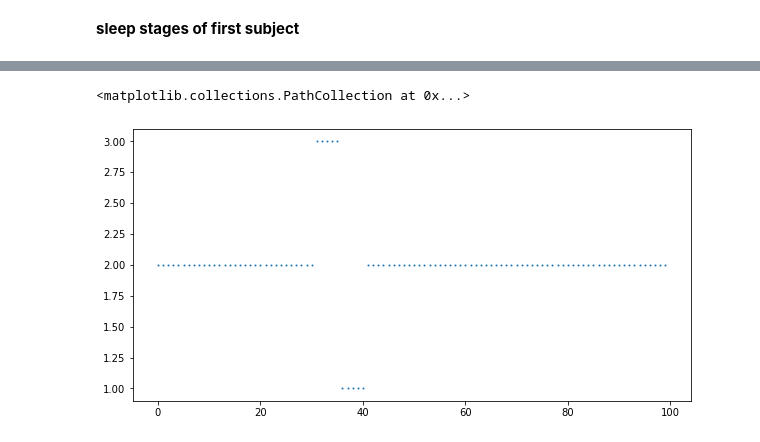
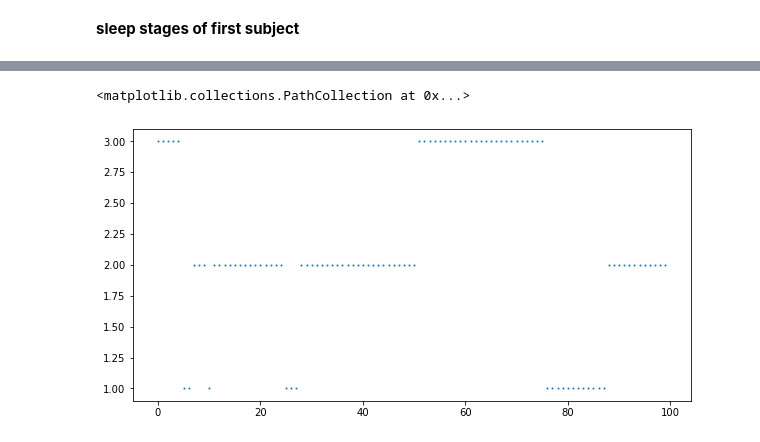
Before and after one commit to LukeAndrewSmith/AML, a Jupyter notebook: Task_4/Solution/Pipelines/4_LGB_with_Smoothing.ipynb, the cells around one changed output, grey strips where cells are left out. Cells and saved outputs as stored; diff of their text form; code cells hidden in the pictures.

```diff
--- a/Task_4/Solution/Pipelines/4_LGB_with_Smoothing.ipynb
+++ b/Task_4/Solution/Pipelines/4_LGB_with_Smoothing.ipynb
@@ -73,7 +73,7 @@ pd.DataFrame(output)
 # %%
 pipe = Pipeline([('scaling',StandardScaler()),
                  ('individual_classification', clt.Classifying_Transformer(lgb.LGBMClassifier(class_weight = 'balanced'))),
-                 ('smoothing', smcl.Smoothing_Classifier(lgb.LGBMClassifier(class_weight = 'balanced'), lag= 200, border_vote = 5))])
+                 ('smoothing', smcl.Smoothing_Classifier(lgb.LGBMClassifier(class_weight = 'balanced'), lag= 100, border_vote = 5))])
 # %%
 pipe.fit(X,y)
 pipe.predict(X_test)
@@ -224,11 +213,11 @@ X.iloc[:10]
 # %%
-stages=y[2*n_epochs+9000:2*n_epochs+9100]
+stages=y[n_epochs:n_epochs+100]
 time = range(len(stages))
 plt.gcf().set_size_inches(*(10,5))
 plt.scatter(time, stages, s=1)
 # %% [output]
 <matplotlib.collections.PathCollection at 0x...>
-[figure, old version]
+[figure, new version]
 # %%
 stages_pred = y_train_pred[9000:10000]
 time = range(len(stages_pred))
```
Also changed, not shown: parts of 12 cells of this notebook.
